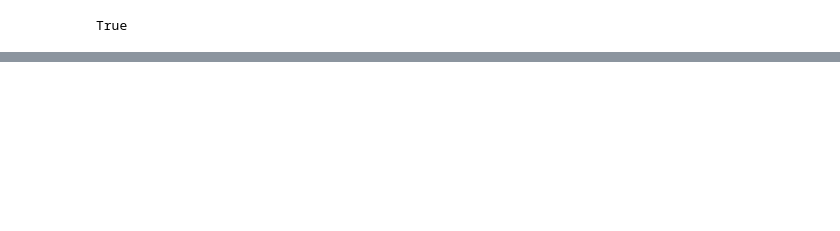
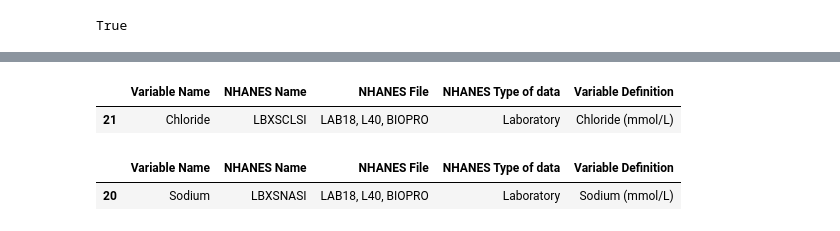
Before and after one commit to pipegalera/ml_diabetes, a Jupyter notebook: notebooks/nhanes_data_backfill.ipynb, the cells around one changed output, grey strips where cells are left out. Saved outputs shown, nothing was run; the diff lists cells and outputs as text; code cells hidden in the pictures; blank space fills up the shorter version.

```diff
--- a/notebooks/nhanes_data_backfill.ipynb
+++ b/notebooks/nhanes_data_backfill.ipynb
@@ -284,2 +285,12 @@ Index(['SEQN', 'YEAR', 'RIDAGEYR', 'ALQ130', 'DRXTALCO', 'DR1TALCO',
        'MCQ160c', 'MCQ160E', 'MCQ160e', 'MCQ160F', 'MCQ160f'],
       dtype='object')
+# %%
+dinh_2019_vars[dinh_2019_vars["NHANES Name"] == "LBXSCLSI"]
+# %% [output]
+|  | Variable Name | NHANES Name | NHANES File | NHANES Type of data | Variable Definition |
+| 21 | Chloride | LBXSCLSI | LAB18, L40, BIOPRO | Laboratory | Chloride (mmol/L) |
+# %%
+dinh_2019_vars[dinh_2019_vars["NHANES Name"] == "LBXSNASI"]
+# %% [output]
+|  | Variable Name | NHANES Name | NHANES File | NHANES Type of data | Variable Definition |
+| 20 | Sodium | LBXSNASI | LAB18, L40, BIOPRO | Laboratory | Sodium (mmol/L) |
```
Also changed, not shown: parts of 10 cells of this notebook, 1 other file.
